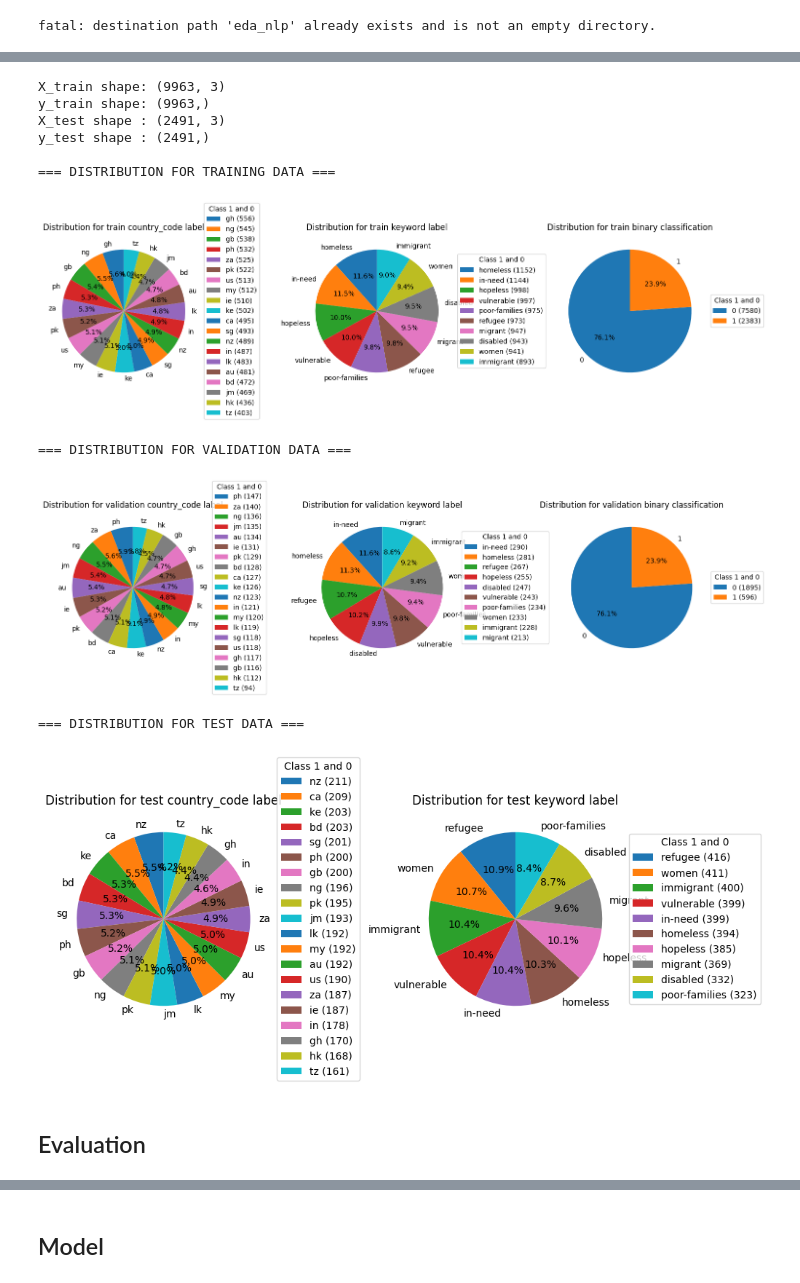
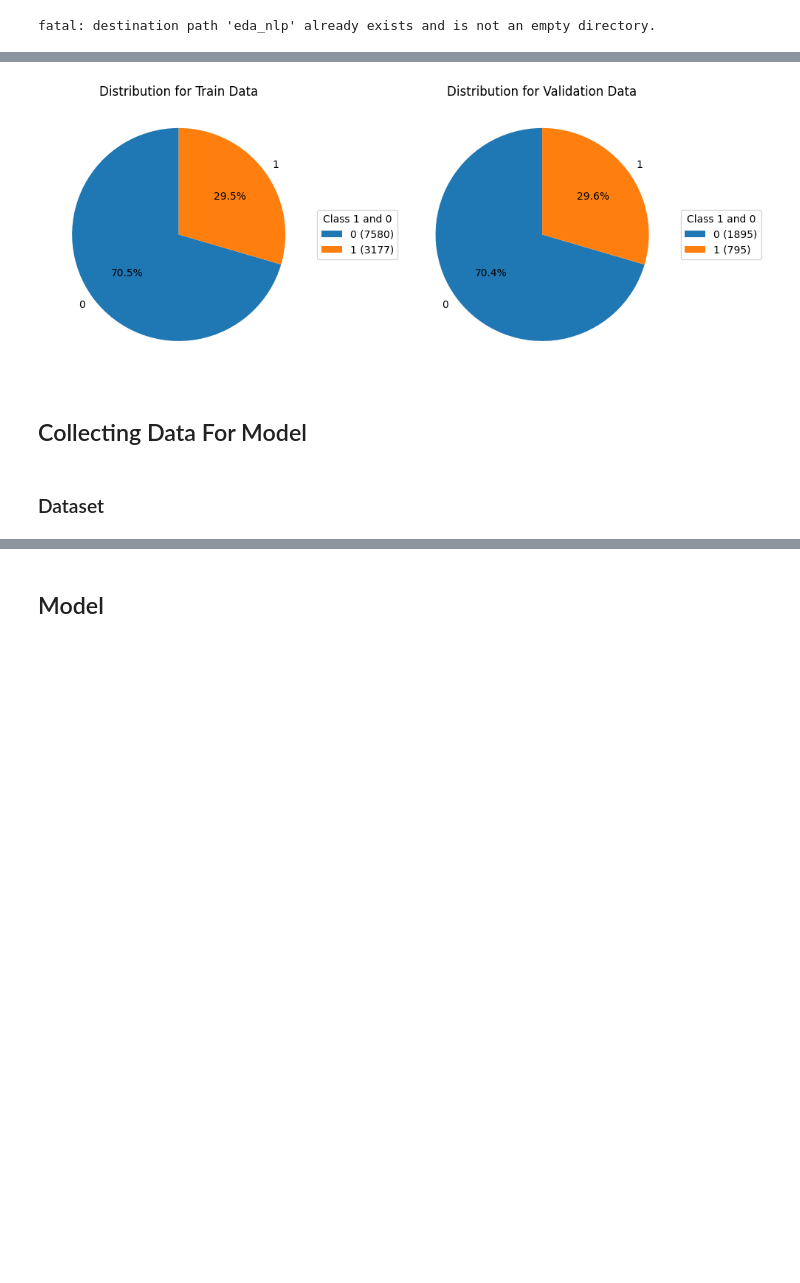
Before and after one commit to avzh1/nlp_bert_classifier, a Jupyter notebook: src/binary-classification.ipynb, the cells around one changed output, grey strips where cells are left out. Drawn from its saved outputs; the diff is of its cells as text; code cells hidden in the pictures; blank space fills up the shorter version.

Commit message:
strange model behaviour

```diff
--- a/src/binary-classification.ipynb
+++ b/src/binary-classification.ipynb
@@ -97,11 +93,11 @@ train_label = pd.read_csv(train_label_path, delimiter=',')
 
 detailed_labels = pd.concat([dev_label, train_label], ignore_index=True, join='inner', names=['simple', 'detailed'])
 train_data = pd.merge(train_data, detailed_labels, on='par_id')
-train_data = train_data.rename(columns={'label_x': 'label', 'label_y': 'label_detailed'})
+train_data = train_data.rename(columns={'label_x': 'binary_label', 'label_y': 'label_detailed'})
 # %%
 # Add Binary Classification column for ease of checking
-train_data.loc[:, 'is_patronizing'] = 0
-train_data.loc[train_data['label'].isin([2,3,4]), 'is_patronizing'] = 1
+train_data.loc[:, 'label'] = 0
+train_data.loc[train_data['binary_label'].isin([2,3,4]), 'label'] = 1
 # %%
 train_data = train_data.dropna(subset = 'text')
 test_data = test_data.dropna(subset = 'text')
@@ -349,31 +216,27 @@ eda("I hate you because I think that I'm better than you", alpha_ri=0.0, num_aug
  'i hate you because i think that im better than you']
 # %%
-num_aug = 2
+def generate_eda(data):
+    num_aug = 3
 
-eda_upsampled = train_data[train_data['is_patronizing'] == 1]
-eda_upsampled.loc[:, 'text'] = eda_upsampled.apply(lambda row: eda(row['text'], alpha_ri=0.0, num_aug=num_aug), axis=1)
+    eda_upsampled = data[data['label'] == 1]
+    eda_upsampled.loc[:, 'text'] = eda_upsampled.apply(lambda row: eda(row['text'], alpha_ri=0.0, num_aug=num_aug), axis=1)
 
-upsampled_positives = pd.DataFrame(columns=train_data.columns)
+    upsampled_positives = pd.DataFrame(columns=data.columns)
 
-for _, row in eda_upsampled.iterrows():
-    for upsample in row['text']:
-        # insert into upsampled_positives the row['text'] and the remaining columns in variable row
-        new_row = pd.DataFrame([row], columns=train_data.columns)
-        new_row['text'] = upsample
-        upsampled_positives = pd.concat([upsampled_positives, new_row], ignore_index=True)
+    for _, row in eda_upsampled.iterrows():
+        for upsample in row['text']:
+            # insert into upsampled_positives the row['text'] and the remaining columns in variable row
+            new_row = pd.DataFrame([row], columns=data.columns)
+            new_row['text'] = upsample
+            upsampled_positives = pd.concat([upsampled_positives, new_row], ignore_index=True)
 
-train_data_minority_upsampled = pd.concat([upsampled_positives, train_data[train_data['is_patronizing'] == 0]], ignore_index=True)
+    train_data_minority_upsampled = pd.concat([upsampled_positives, data[data['label'] == 0]], ignore_index=True)
+
+    return train_data_minority_upsampled
 # %%
+train_data_minority_upsampled = generate_eda(train_data)
+
 X_train, X_val, y_train, y_val = generate_data_splits(train_data_minority_upsampled)
+pie_data_distributions([y_train, y_val], ['Train Data', 'Validation Data'])
 # %% [output]
-X_train shape: (9963, 3)
-y_train shape: (9963,)
-X_test shape : (2491, 3)
-y_test shape : (2491,)
-
-=== DISTRIBUTION FOR TRAINING DATA ===
-[figure, old version]
+[figure, new version]
-=== DISTRIBUTION FOR VALIDATION DATA ===
-[figure, removed]
-=== DISTRIBUTION FOR TEST DATA ===
-[figure, removed]
@@ -408,2 +243,4 @@ print(batch)
+# %% [markdown]
+## Collecting Data For Model
 # %% [markdown]
-## Evaluation
+### Dataset
```
Also changed, not shown: parts of 49 cells of this notebook, 3 other files.
